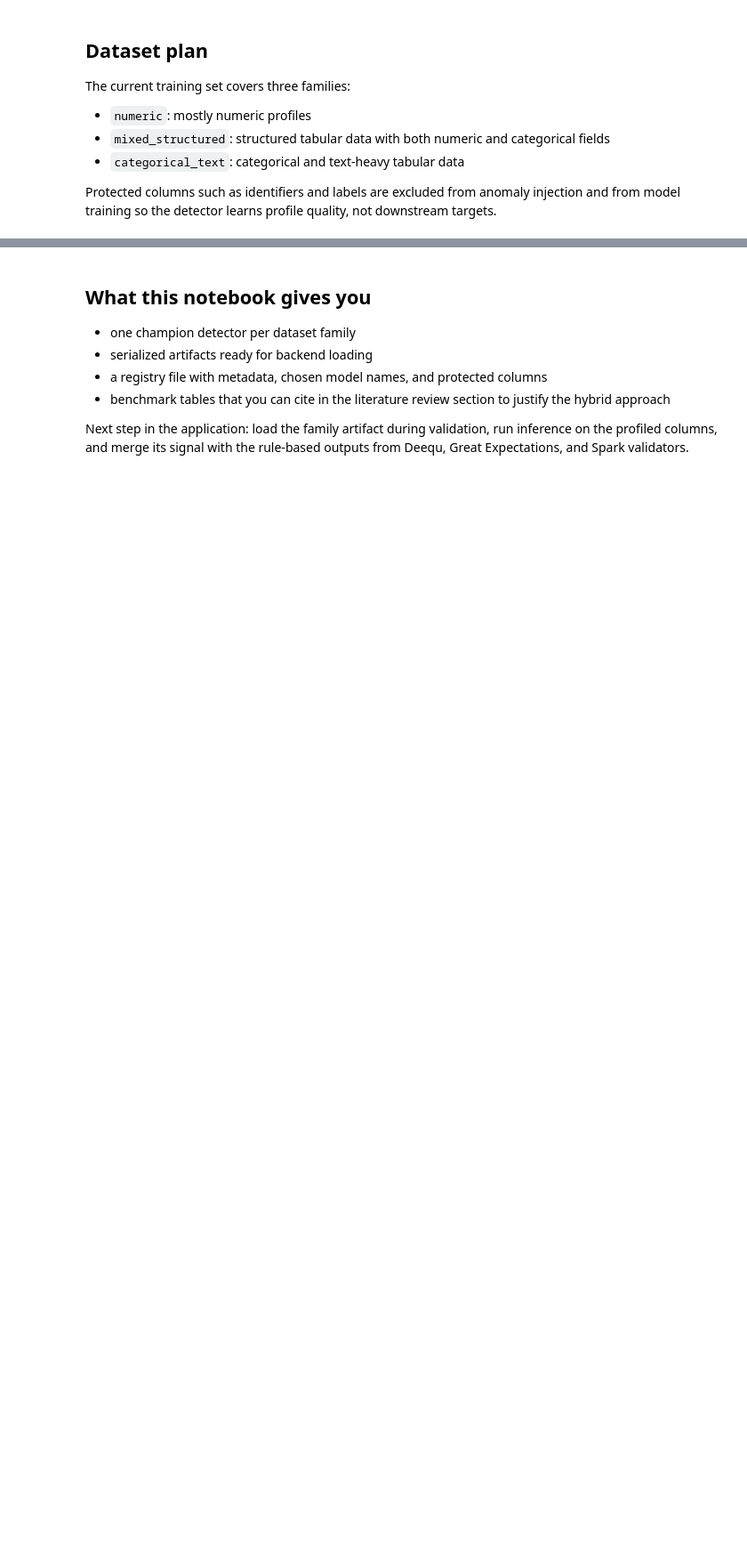
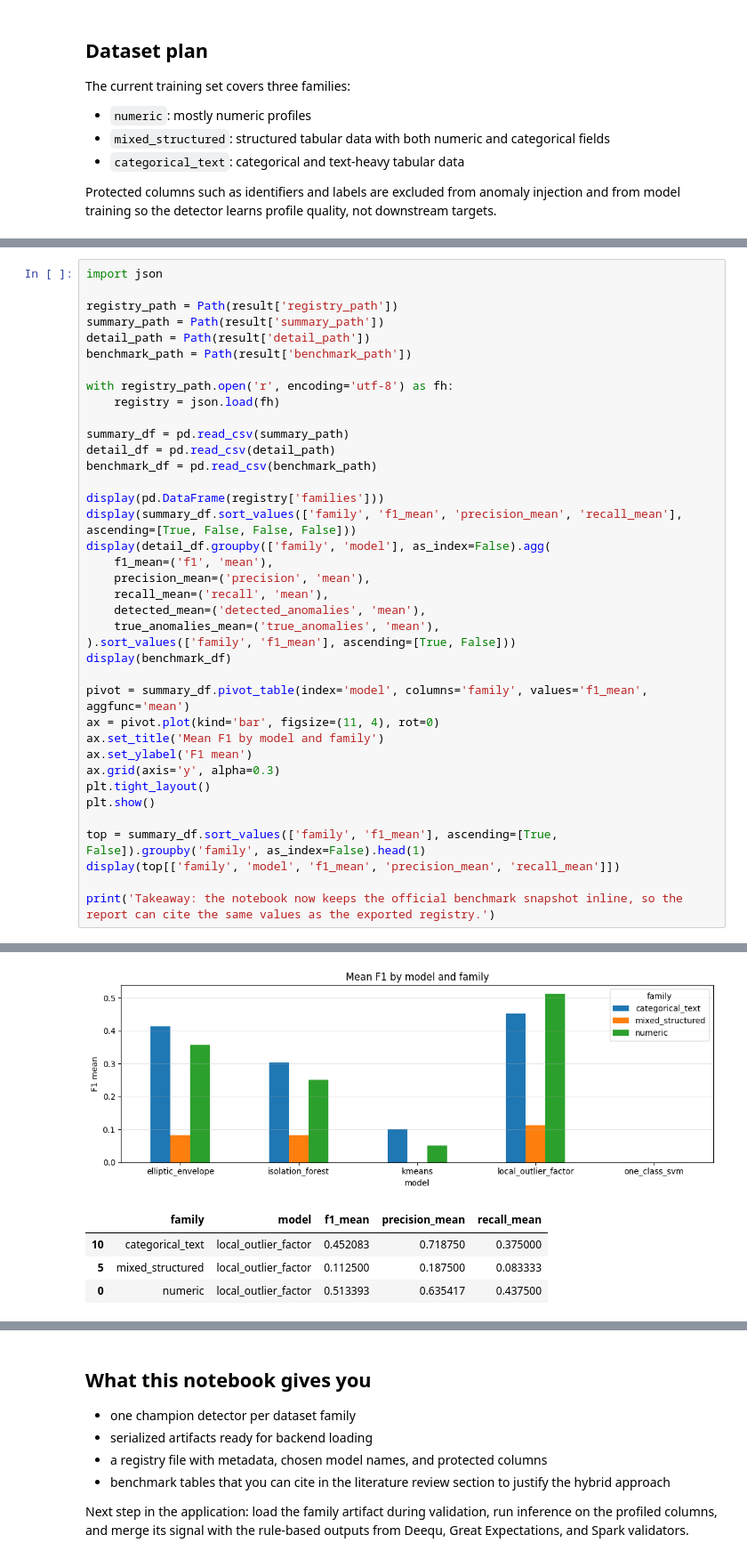
Before and after one commit to Ashahidat/PFE, a Jupyter notebook: pip/data_quality/notebooks/ml_profile_evaluation.ipynb, the cells around one changed output, grey strips where cells are left out. Shown at 89% size. Drawn from its saved outputs; the diff is of its cells as text; blank space fills up the shorter version.

```diff
--- a/pip/data_quality/notebooks/ml_profile_evaluation.ipynb
+++ b/pip/data_quality/notebooks/ml_profile_evaluation.ipynb
@@ -167,0 +146,39 @@ TELCO_CHURN
+# %%
+import json
+
+registry_path = Path(result['registry_path'])
+summary_path = Path(result['summary_path'])
+detail_path = Path(result['detail_path'])
+benchmark_path = Path(result['benchmark_path'])
+
+with registry_path.open('r', encoding='utf-8') as fh:
+    registry = json.load(fh)
+
+summary_df = pd.read_csv(summary_path)
+detail_df = pd.read_csv(detail_path)
+benchmark_df = pd.read_csv(benchmark_path)
+
+display(pd.DataFrame(registry['families']))
+display(summary_df.sort_values(['family', 'f1_mean', 'precision_mean', 'recall_mean'], ascending=[True, False, False, False]))
+display(detail_df.groupby(['family', 'model'], as_index=False).agg(
+    f1_mean=('f1', 'mean'),
+    precision_mean=('precision', 'mean'),
+    recall_mean=('recall', 'mean'),
+    detected_mean=('detected_anomalies', 'mean'),
+    true_anomalies_mean=('true_anomalies', 'mean'),
+).sort_values(['family', 'f1_mean'], ascending=[True, False]))
+display(benchmark_df)
+
+pivot = summary_df.pivot_table(index='model', columns='family', values='f1_mean', aggfunc='mean')
+ax = pivot.plot(kind='bar', figsize=(11, 4), rot=0)
+ax.set_title('Mean F1 by model and family')
+ax.set_ylabel('F1 mean')
+ax.grid(axis='y', alpha=0.3)
+plt.tight_layout()
+plt.show()
+
+top = summary_df.sort_values(['family', 'f1_mean'], ascending=[True, False]).groupby('family', as_index=False).head(1)
+display(top[['family', 'model', 'f1_mean', 'precision_mean', 'recall_mean']])
+
+print('Takeaway: the notebook now keeps the official benchmark snapshot inline, so the report can cite the same values as the exported registry.')
+# %% [output]
@@ -167,0 +238,5 @@ TELCO_CHURN
+[figure, added]
+|  | family | model | f1_mean | precision_mean | recall_mean |
+| 10 | categorical_text | local_outlier_factor | 0.452083 | 0.718750 | 0.375000 |
+| 5 | mixed_structured | local_outlier_factor | 0.112500 | 0.187500 | 0.083333 |
+| 0 | numeric | local_outlier_factor | 0.513393 | 0.635417 | 0.437500 |
```
Also changed, not shown: parts of 6 cells of this notebook, 41 other files.
